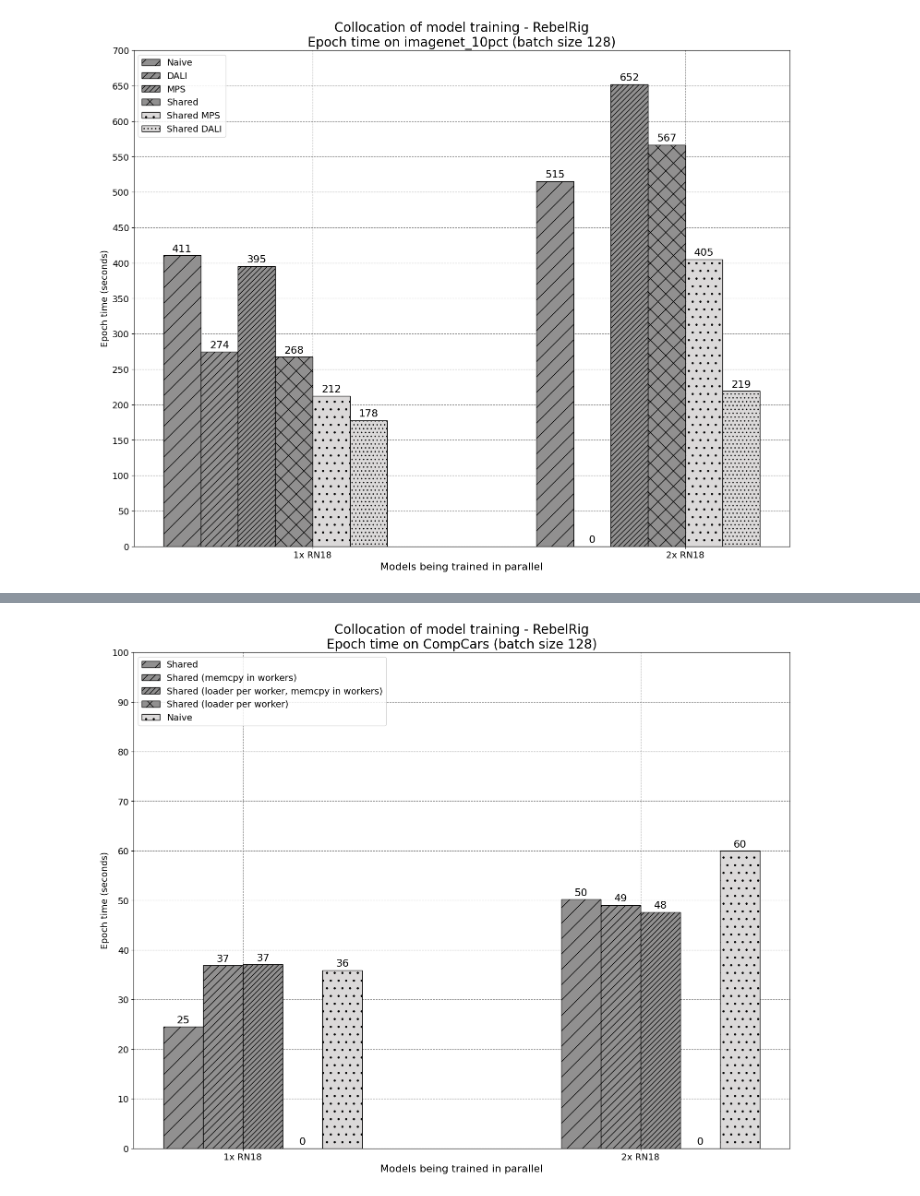
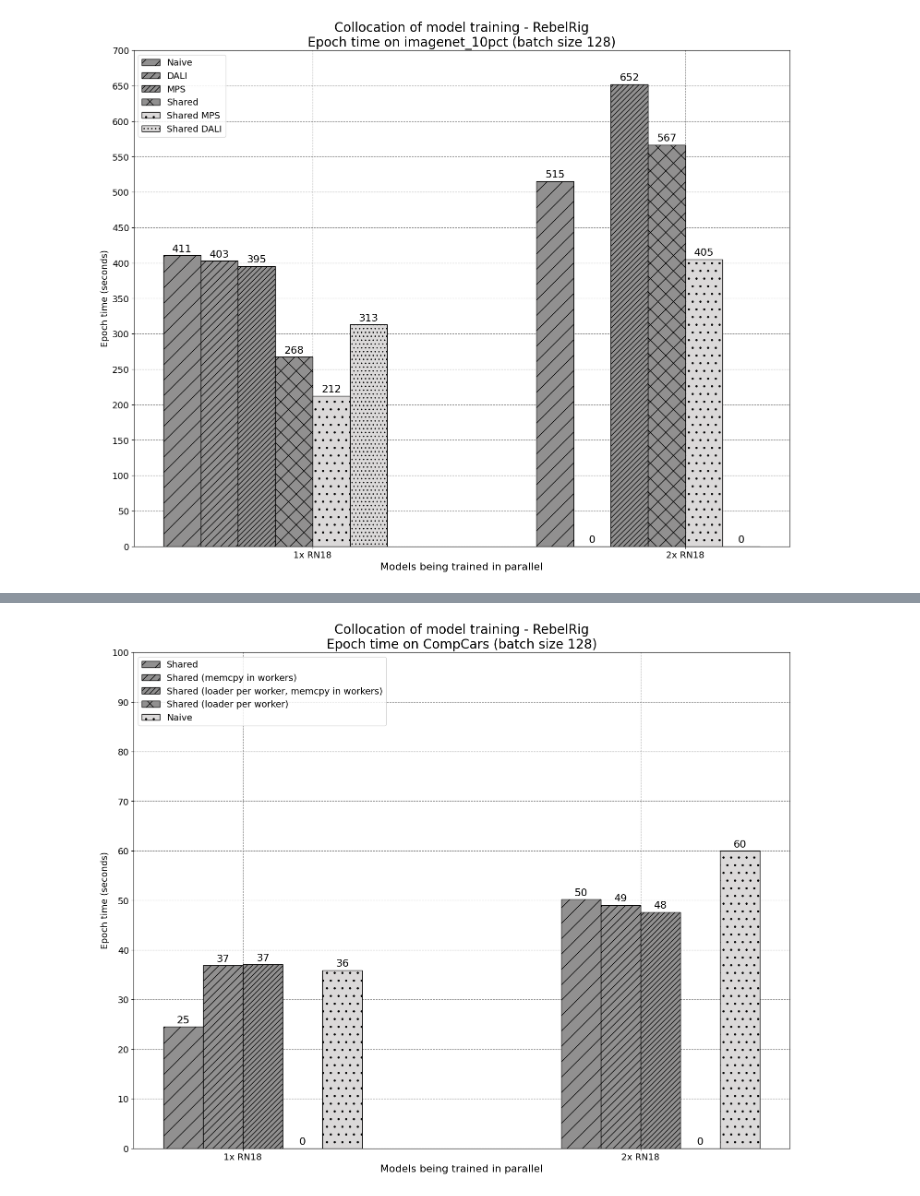
Before and after one commit to neilkimn/thesis, a Jupyter notebook: notebooks/rebelrig_training_comparisons_same_models.ipynb, the cells around one changed output, grey strips where cells are left out. Drawn from its saved outputs; the diff is of its cells as text; code cells hidden in the pictures.

```diff
--- a/notebooks/rebelrig_training_comparisons_same_models.ipynb
+++ b/notebooks/rebelrig_training_comparisons_same_models.ipynb
@@ -8,7 +8,7 @@ import os
 log_path = Path("/home/neni/repos/thesis/logs_all")
 MACHINE = "RebelRig"
 BATCH_SIZE = 128
-DATASET = "imagenet_10pct"
+DATASET = "cifar10"
 
 model_name = f"resnet18_bs_{BATCH_SIZE}"
 
@@ -60,8 +60,10 @@ if DATASET == "imagenet_10pct":
         15304, 15745, # MPS
         16496, 16916, # Shared
         17598, 18018, # Shared + MPS
-        18539, 0, # Naive DALI
-        18821, 19052, # Shared DALI
+        11269, 0, # Naive DALI
+            #18539, 0, # Naive DALI
+        12199, 0, # Shared DALI
+            #18821, 19052, # Shared DALI
     ]
 
     trace_pids = [
@@ -69,9 +71,29 @@ if DATASET == "imagenet_10pct":
         15304, 15745, # MPS
         16453, 16873, # Shared
         17555, 17975, # Shared + MPS
-        18539, 0, # Naive DALI
-        18787, 19019, # Shared DALI
+        11269, 0, # Naive DALI
+            #18539, 0, # Naive DALI
+        12167, 0, # Shared DALI
+            #18787, 19019, # Shared DALI
     ]
+if DATASET == "cifar10":
+    pids = [
+        13046, 13348, 13699, 14271, # Naive
+        14953, 15163, 23214, 16213, # MPS
+        16989, 17395, 17812, 18259, # Shared
+        18752, 19087, 19525, 20062, # Shared + MPS
+        20713, 20869, 21087, 21381, # Naive DALI
+        21822, 21974, 22182, 22453, # Shared DALI
+    ]
+
+    trace_pids = [
+        13046, 13348, 13699, 14271, # Naive
+        14953, 15163, 15600, 16213, # MPS
+        16940, 17346, 17769, 18216, # Shared
+        18705, 19044, 19481, 20018, # Shared + MPS
+        20713, 20869, 21087, 21381, # Naive DALI
+        21789, 21941, 22149, 22420, # Shared DALI
+    ]
 # %%
 # BASELINE
 
@@ -143,7 +165,7 @@ mps = [df.iloc[2:]["total_time"].mean() for df in [df_1x_mps, df_2x_mps]]
 
 shared = [df.iloc[2:]["total_time"].mean() for df in [df_mul_1x, df_mul_2x]]
 
-shared_dali = [df.iloc[2:]["total_time"].mean() for df in [df_mul_dali_1x, df_mul_dali_2x]]
+shared_dali = [df.iloc[2:]["total_time"].mean() for df in [df_mul_dali_1x]] + [0]
 
 shared_mps = [df.iloc[2:]["total_time"].mean() for df in [df_mul_1x_mps, df_mul_2x_mps]]
 
@@ -164,31 +186,31 @@ x = np.arange(len(workloads))  # the label locations
 width = 0.1  # the width of the bars
 multiplier = -2.5
 
 fig, ax = plt.subplots(layout='constrained', figsize=(15,12))
 #shades = ["#0a0a0a", "#4d4c4c", "#919090", "#dbd9d9"]
 #shades = ["#000000", "#1f1e1e", "#4d4b4b", "#757272", "#9c9797", "#bfbaba"]
 hatches = ["/", "//", "///", "x", ".", "..", "....", "x"]
 hatch_cols = ["#919090", "#919090", "#919090", "#919090",
               "#dbd9d9", "#dbd9d9", "#dbd9d9", "#dbd9d9"]
 
 for idx, (attribute, measurement) in enumerate(measurements.items()):
     offset = width * multiplier
     #rects = ax.bar(x + offset, measurement, width, label=attribute, color=shades[idx], edgecolor="black", yerr=measurements_err[attribute][idx], ecolor="red", capsize=5)
     #rects = ax.bar(x + offset, measurement, width, label=attribute, color=shades[idx], edgecolor="black")
     rects = ax.bar(x + offset, measurement, width, label=attribute, hatch=hatches[idx], color=hatch_cols[idx], edgecolor="black")
     ax.bar_label(rects, padding=3, fmt='%.0f', label_type="edge", color="black", size=16)
     multiplier += 1
 
 # Add some text for labels, title and custom x-axis tick labels, etc.
 ax.set_ylabel('Epoch time (seconds)', fontsize=14)
 ax.set_title(f'Collocation of model training - {MACHINE}\nEpoch time on {DATASET} (batch size {BATCH_SIZE})', fontsize=20)
 ax.set_xticks(x + width, workloads, fontsize=14)
 ax.legend(loc='upper left', fontsize=14)
 
 ax.set_axisbelow(True)
 ax.grid(color='gray', linestyle='dashed')
 plt.yticks([i for i in range(0, 701, 50)], fontsize=14)
 plt.xlabel("Models being trained in parallel", fontsize=16)
 plt.show()
 # %% [output]
-[figure, old version]
+[figure, new version]
```
Also changed, not shown: parts of 4 cells of this notebook.
